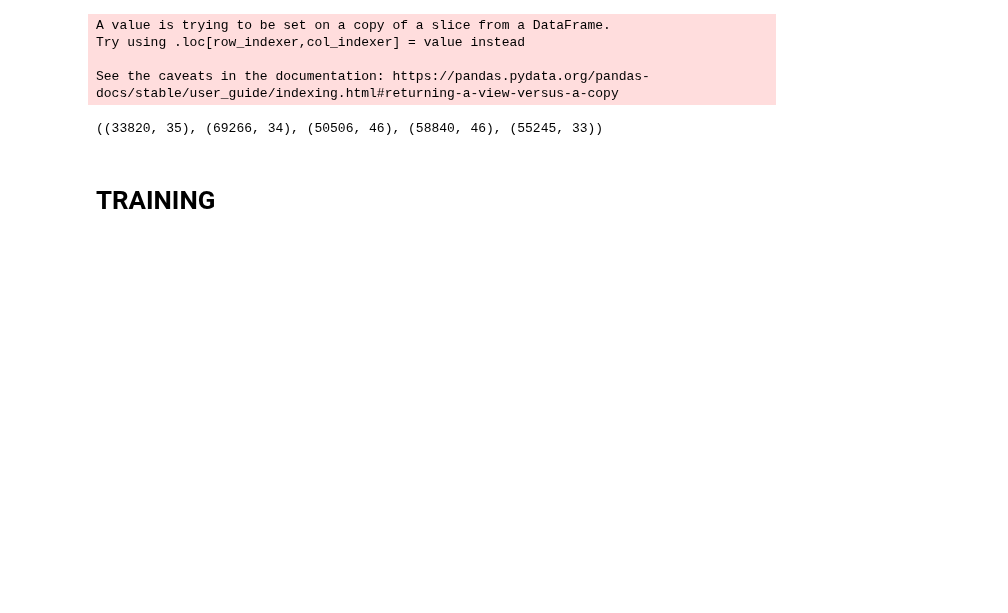
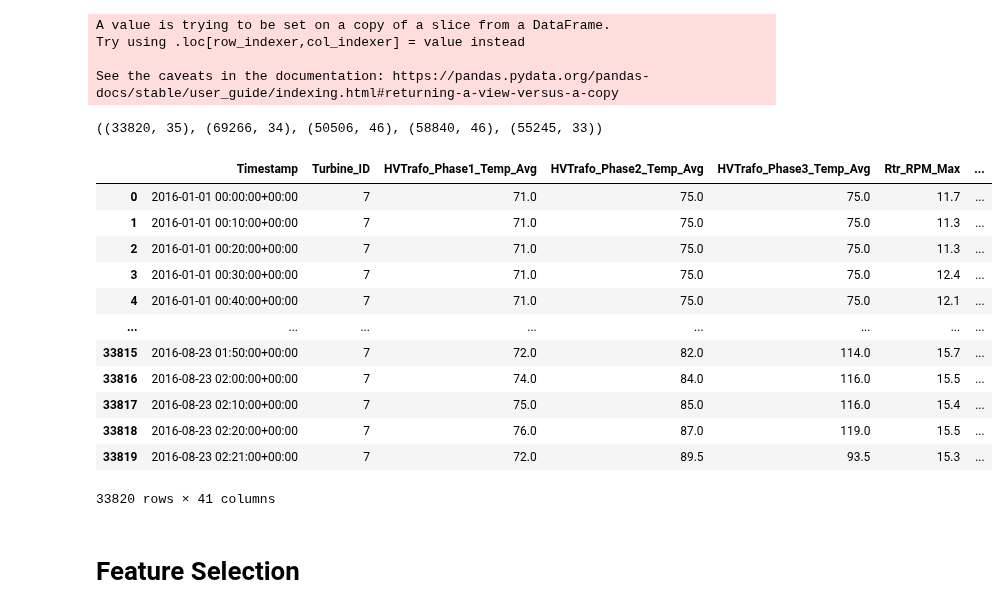
Before and after one commit to RicardoJPedro82/wmillfailprev, a Jupyter notebook: notebooks/Ready_for_train Classification.ipynb, the cells around one changed output. Cells and saved outputs as stored; diff of their text form; code cells hidden in the pictures; blank space fills up the shorter version.

```diff
--- a/notebooks/Ready_for_train Classification.ipynb
+++ b/notebooks/Ready_for_train Classification.ipynb
@@ -768,5 +751,21 @@ gearbox_final['2_days'] = gearbox_final.apply(lambda x: Failure_Time_Horizon(x['
 generator_final['2_days'] = generator_final.apply(lambda x: Failure_Time_Horizon(x['TTF'], 2),axis=1)
 gen_bear_final['2_days'] = gen_bear_final.apply(lambda x: Failure_Time_Horizon(x['TTF'], 2),axis=1)
 hyd_final['2_days'] = hyd_final.apply(lambda x: Failure_Time_Horizon(x['TTF'], 2),axis=1)
+# %%
+transf_final
+# %% [output]
+|  | Timestamp | Turbine_ID | HVTrafo_Phase1_Temp_Avg | HVTrafo_Phase2_Temp_Avg | HVTrafo_Phase3_Temp_Avg | Rtr_RPM_Max | ... |
+| 0 | 2016-01-01 00:00:00+00:00 | 7 | 71.0 | 75.0 | 75.0 | 11.7 | ... |
+| 1 | 2016-01-01 00:10:00+00:00 | 7 | 71.0 | 75.0 | 75.0 | 11.3 | ... |
+| 2 | 2016-01-01 00:20:00+00:00 | 7 | 71.0 | 75.0 | 75.0 | 11.3 | ... |
+| 3 | 2016-01-01 00:30:00+00:00 | 7 | 71.0 | 75.0 | 75.0 | 12.4 | ... |
+| 4 | 2016-01-01 00:40:00+00:00 | 7 | 71.0 | 75.0 | 75.0 | 12.1 | ... |
+| ... | ... | ... | ... | ... | ... | ... | ... |
+| 33815 | 2016-08-23 01:50:00+00:00 | 7 | 72.0 | 82.0 | 114.0 | 15.7 | ... |
+| 33816 | 2016-08-23 02:00:00+00:00 | 7 | 74.0 | 84.0 | 116.0 | 15.5 | ... |
+| 33817 | 2016-08-23 02:10:00+00:00 | 7 | 75.0 | 85.0 | 116.0 | 15.4 | ... |
+| 33818 | 2016-08-23 02:20:00+00:00 | 7 | 76.0 | 87.0 | 119.0 | 15.5 | ... |
+| 33819 | 2016-08-23 02:21:00+00:00 | 7 | 72.0 | 89.5 | 93.5 | 15.3 | ... |
+33820 rows × 41 columns
 # %% [markdown]
-# TRAINING
+# Feature Selection
```
Also changed, not shown: parts of 1 cell of this notebook.
